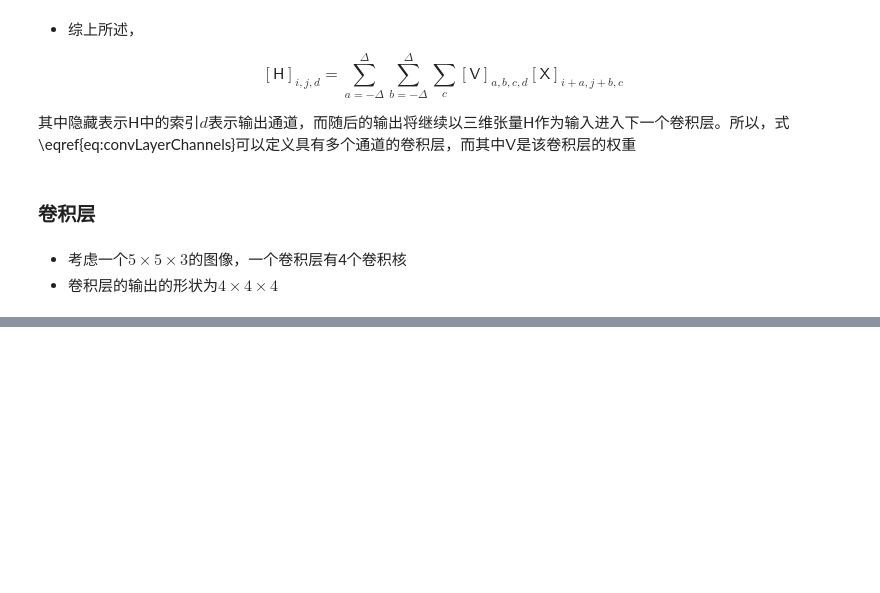
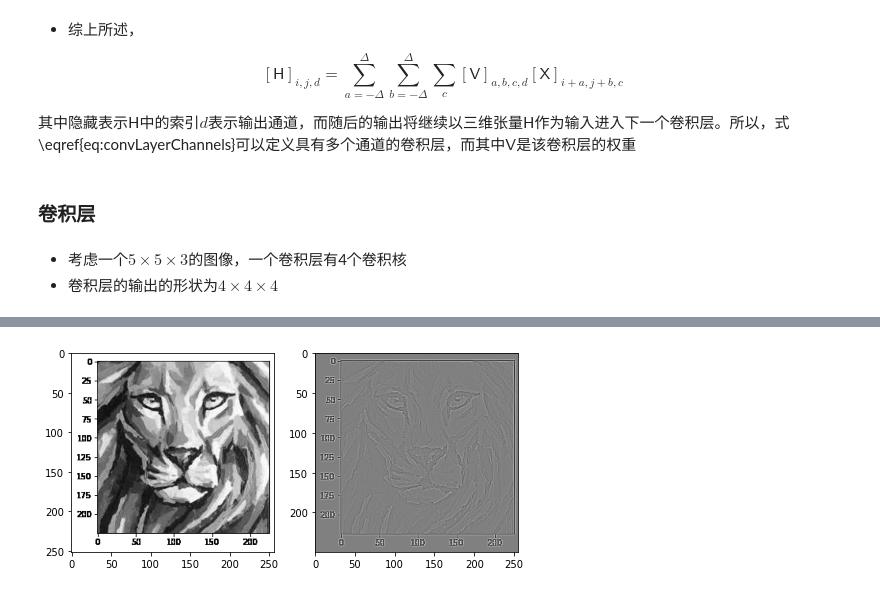
Before and after one commit to christinemu/deeplearning, a Jupyter notebook: 6_convolutional_neural_networks/1_why-conv.ipynb, the cells around one changed output, grey strips where cells are left out. Saved outputs shown, nothing was run; the diff lists cells and outputs as text; code cells hidden in the pictures; blank space fills up the shorter version.

```diff
--- a/6_convolutional_neural_networks/1_why-conv.ipynb
+++ b/6_convolutional_neural_networks/1_why-conv.ipynb
@@ -190,0 +463,6 @@ $$[\mathsf{H}]_{i,j,d} = \sum_{a = -\Delta}^{\Delta} \sum_{b = -\Delta}^{\Delta}
+# %%
+# 检测边缘
+kernel_outline = torch.tensor([[-1, -1, -1],[-1, 8, -1],[-1, -1, -1]])
+display_kernel(leo_arr,kernel_outline)
+# %% [output]
+[figure, added]
```
Also changed, not shown: parts of 49 cells of this notebook, 5 other files.
